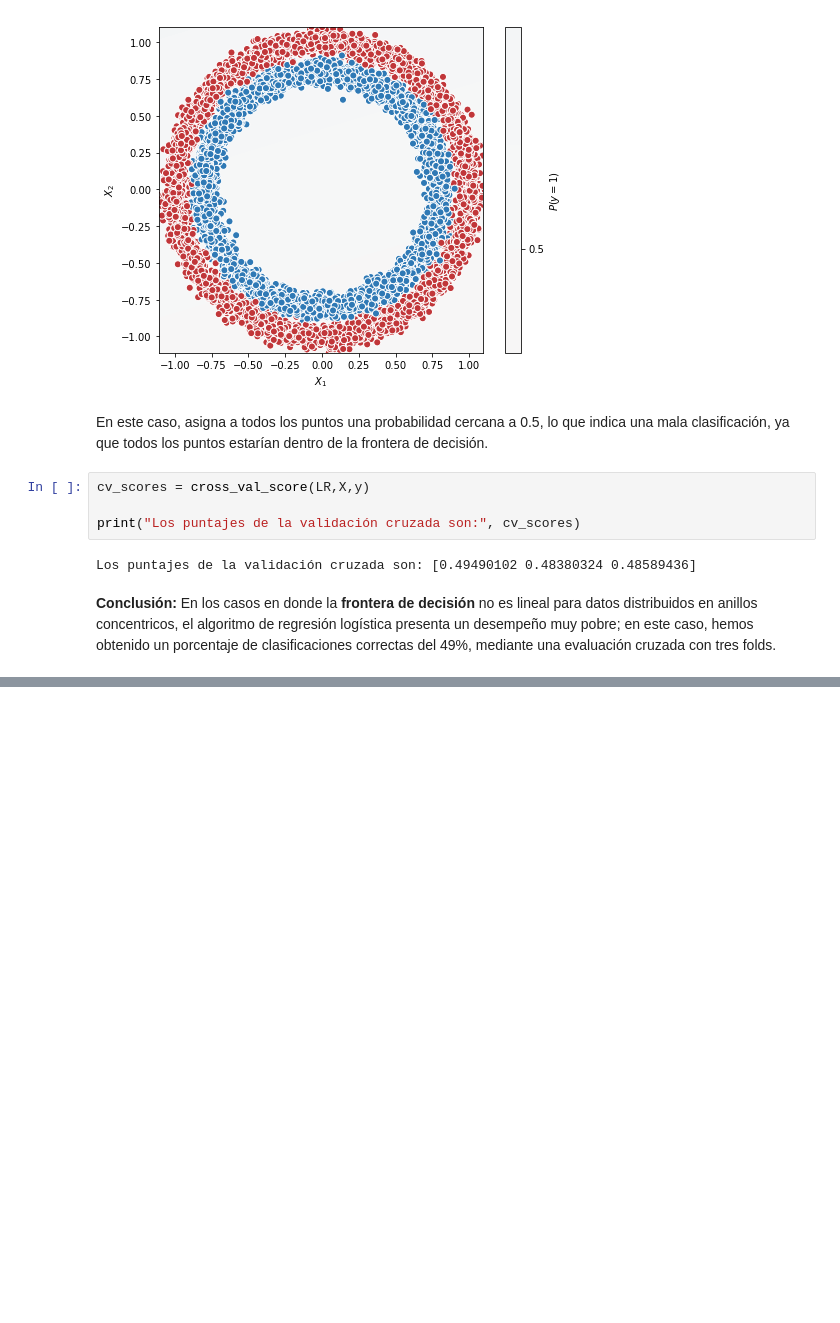
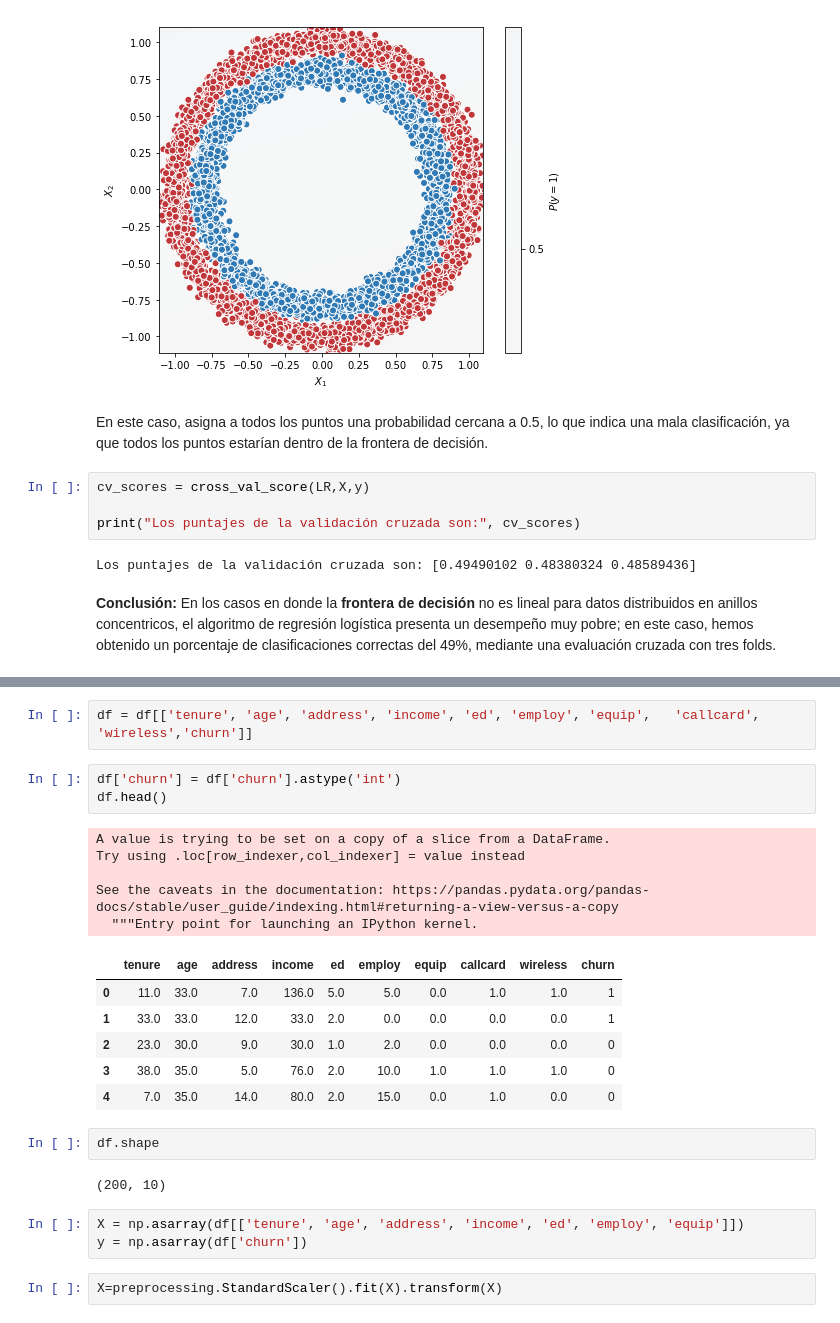
Before and after one commit to darioblandon/Curso1, a Jupyter notebook: S7/S7.ipynb, the cells around one changed output, grey strips where cells are left out. Saved outputs shown, nothing was run; the diff lists cells and outputs as text; blank space fills up the shorter version.

```diff
--- a/S7/S7.ipynb
+++ b/S7/S7.ipynb
@@ -1135,0 +1163,26 @@ Los puntajes de la validación cruzada son: [0.49490102 0.48380324 0.48589436]
+# %%
+df = df[['tenure', 'age', 'address', 'income', 'ed', 'employ', 'equip',   'callcard', 'wireless','churn']]
+# %%
+df['churn'] = df['churn'].astype('int')
+df.head()
+# %% [output]
+A value is trying to be set on a copy of a slice from a DataFrame.
+Try using .loc[row_indexer,col_indexer] = value instead
+
+See the caveats in the documentation: https://pandas.pydata.org/pandas-docs/stable/user_guide/indexing.html#returning-a-view-versus-a-copy
+  """Entry point for launching an IPython kernel.
+|  | tenure | age | address | income | ed | employ | equip | callcard | wireless | churn |
+| 0 | 11.0 | 33.0 | 7.0 | 136.0 | 5.0 | 5.0 | 0.0 | 1.0 | 1.0 | 1 |
+| 1 | 33.0 | 33.0 | 12.0 | 33.0 | 2.0 | 0.0 | 0.0 | 0.0 | 0.0 | 1 |
+| 2 | 23.0 | 30.0 | 9.0 | 30.0 | 1.0 | 2.0 | 0.0 | 0.0 | 0.0 | 0 |
+| 3 | 38.0 | 35.0 | 5.0 | 76.0 | 2.0 | 10.0 | 1.0 | 1.0 | 1.0 | 0 |
+| 4 | 7.0 | 35.0 | 14.0 | 80.0 | 2.0 | 15.0 | 0.0 | 1.0 | 0.0 | 0 |
+# %%
+df.shape
+# %% [output]
+(200, 10)
+# %%
+X = np.asarray(df[['tenure', 'age', 'address', 'income', 'ed', 'employ', 'equip']])
+y = np.asarray(df['churn'])
+# %%
+X=preprocessing.StandardScaler().fit(X).transform(X)
```
Also changed, not shown: parts of 8 cells of this notebook.
